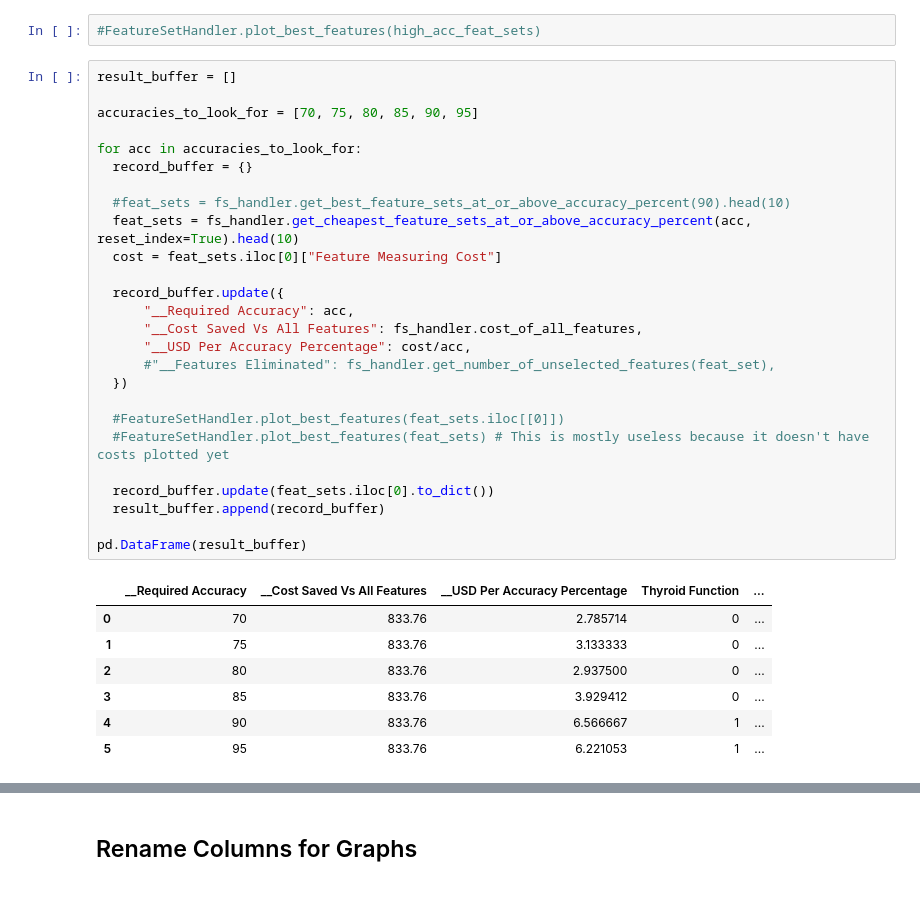
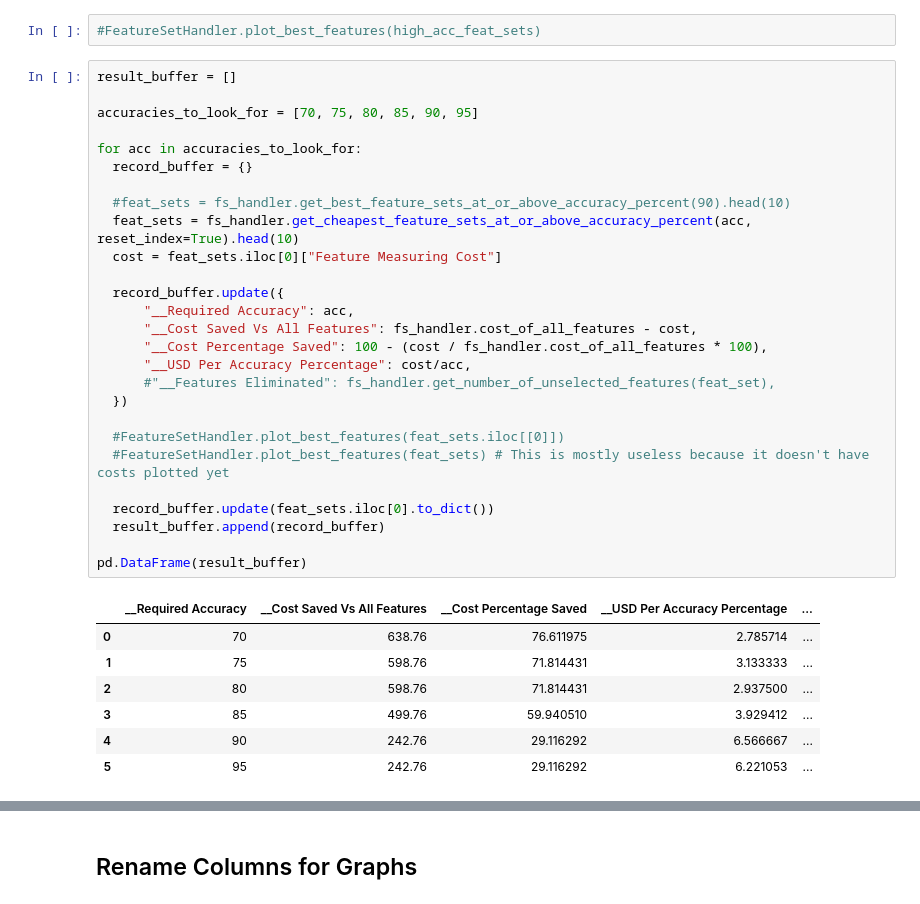
Before and after one commit to Koffiie/First-Repo, a Jupyter notebook: Thyroid_Cancer_Recurrence_Prediction.ipynb, the cells around one changed output, grey strips where cells are left out. Cells and saved outputs as stored; diff of their text form.

```diff
--- a/Thyroid_Cancer_Recurrence_Prediction.ipynb
+++ b/Thyroid_Cancer_Recurrence_Prediction.ipynb
@@ -1856,34 +1861,35 @@ high_acc_feat_sets = fs_handler.get_best_feature_sets_at_or_above_accuracy_perce
 # %%
 result_buffer = []
 
 accuracies_to_look_for = [70, 75, 80, 85, 90, 95]
 
 for acc in accuracies_to_look_for:
   record_buffer = {}
 
   #feat_sets = fs_handler.get_best_feature_sets_at_or_above_accuracy_percent(90).head(10)
   feat_sets = fs_handler.get_cheapest_feature_sets_at_or_above_accuracy_percent(acc, reset_index=True).head(10)
   cost = feat_sets.iloc[0]["Feature Measuring Cost"]
 
   record_buffer.update({
       "__Required Accuracy": acc,
-      "__Cost Saved Vs All Features": fs_handler.cost_of_all_features,
+      "__Cost Saved Vs All Features": fs_handler.cost_of_all_features - cost,
+      "__Cost Percentage Saved": 100 - (cost / fs_handler.cost_of_all_features * 100),
       "__USD Per Accuracy Percentage": cost/acc,
       #"__Features Eliminated": fs_handler.get_number_of_unselected_features(feat_set),
   })
 
   #FeatureSetHandler.plot_best_features(feat_sets.iloc[[0]])
   #FeatureSetHandler.plot_best_features(feat_sets) # This is mostly useless because it doesn't have costs plotted yet
 
   record_buffer.update(feat_sets.iloc[0].to_dict())
   result_buffer.append(record_buffer)
 
 pd.DataFrame(result_buffer)
 # %% [output]
-|  | __Required Accuracy | __Cost Saved Vs All Features | __USD Per Accuracy Percentage | Thyroid Function | ... |
-| 0 | 70 | 833.76 | 2.785714 | 0 | ... |
-| 1 | 75 | 833.76 | 3.133333 | 0 | ... |
-| 2 | 80 | 833.76 | 2.937500 | 0 | ... |
-| 3 | 85 | 833.76 | 3.929412 | 0 | ... |
-| 4 | 90 | 833.76 | 6.566667 | 1 | ... |
-| 5 | 95 | 833.76 | 6.221053 | 1 | ... |
+|  | __Required Accuracy | __Cost Saved Vs All Features | __Cost Percentage Saved | __USD Per Accuracy Percentage | ... |
+| 0 | 70 | 638.76 | 76.611975 | 2.785714 | ... |
+| 1 | 75 | 598.76 | 71.814431 | 3.133333 | ... |
+| 2 | 80 | 598.76 | 71.814431 | 2.937500 | ... |
+| 3 | 85 | 499.76 | 59.940510 | 3.929412 | ... |
+| 4 | 90 | 242.76 | 29.116292 | 6.566667 | ... |
+| 5 | 95 | 242.76 | 29.116292 | 6.221053 | ... |
```
Also changed, not shown: parts of 4 cells of this notebook.
